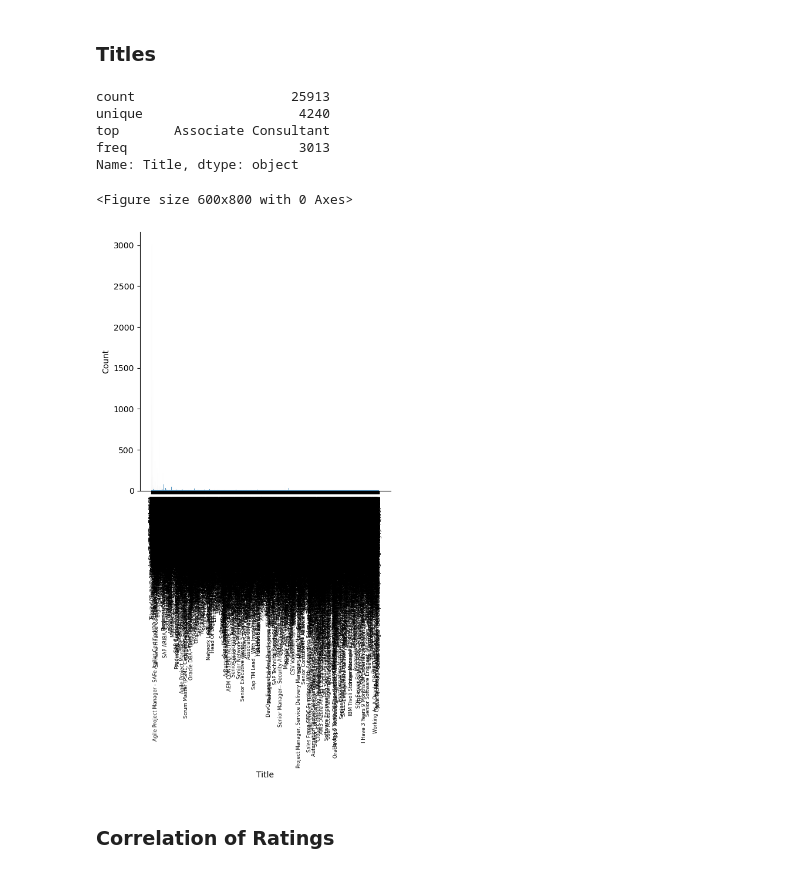
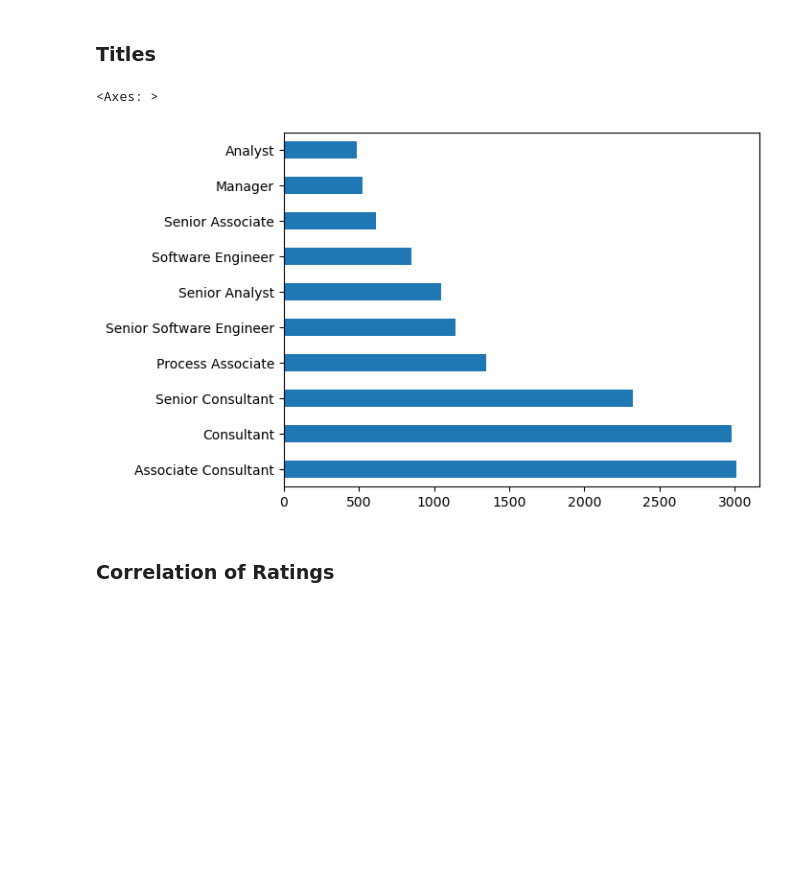
Before and after one commit to TEcjddns/UChicago_AIML_Project, a Jupyter notebook: EmployeeHappiness.ipynb, the cells around one changed output. Saved outputs shown, nothing was run; the diff lists cells and outputs as text; code cells hidden in the pictures; blank space fills up the shorter version.

```diff
--- a/EmployeeHappiness.ipynb
+++ b/EmployeeHappiness.ipynb
@@ -239,21 +218,11 @@ Name: Place, dtype: object
 # %% [markdown]
 ### Titles
-# %%
-print(df["Title"].describe())
-plt.figure(figsize=(6, 8))
-sns.displot(df["Title"])
-
-plt.xticks(rotation=90, fontsize=6)  # x label rotation
-plt.xlabel("Title")
-plt.show()
-# %% [output]
-count                    25913
-unique                    4240
-top       Associate Consultant
-freq                      3013
-Name: Title, dtype: object
-<Figure size 600x800 with 0 Axes>
-[figure, removed]
+# %%
+# graph the top 10 most common job titles
+df["Title"].value_counts().head(10).plot(kind="barh")
+# %% [output]
+<Axes: >
+[figure, added]
 # %% [markdown]
 ### Correlation of Ratings
 # %%
```
Also changed, not shown: parts of 7 cells of this notebook.
